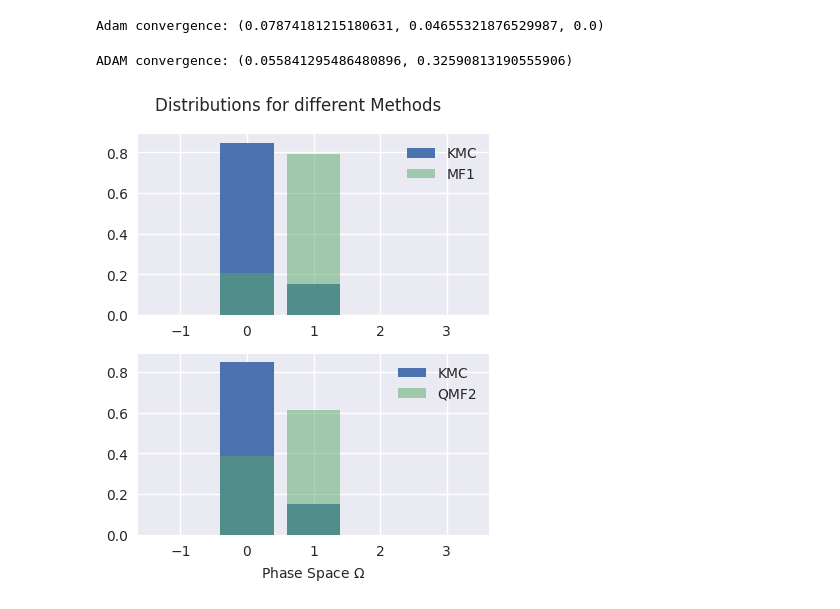
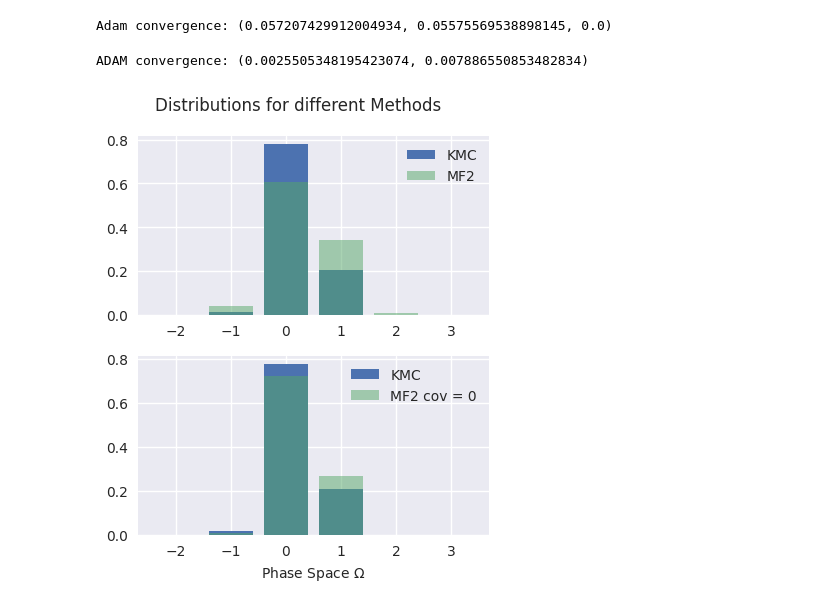
Before and after one commit to evanwonisch/NanoNetsMF, a Jupyter notebook: run/cont_comparison/dist_comparison.ipynb, the cells around one changed output. Cells and saved outputs as stored; diff of their text form; code cells hidden in the pictures.

```diff
--- a/run/cont_comparison/dist_comparison.ipynb
+++ b/run/cont_comparison/dist_comparison.ipynb
@@ -64,6 +66,9 @@ p2dist = p2_4dist()
 # %%
-i = 130 # voltage config
-island =  2 # island
+# i = 15 # voltage config
+# island =  9 # island
+
+i = 189 # voltage config
+island =  9 # island
 voltage_config = np.loadtxt("../../data/cont_comparison/voltage_configs.csv")[i]
 kmc_states = np.loadtxt("../../data/cont_comparison/kmc/"+str(i)+"_.csv")
 kmc_phase_space, probs_kmc = calc_rel_freq(kmc_states[:, island])
@@ -91,16 +103,19 @@ Adam convergence: (0.11760008297060455, 0.11180347990404789, 0.1282490159229336)
+# %%
+probs_mf2 = mf2.g1.calc_prob(mf2.means[island], mf2.vars[island])
 # %%
 # second order cov = 0
 
 mf2_no_cov.ADAM_solve(verbose = True, N = 80)
 probs_mf2_no_cov = mf2.g1.calc_prob(mf2_no_cov.means[island], mf2_no_cov.vars[island])
 # %% [output]
-Adam convergence: (0.07874181215180631, 0.04655321876529987, 0.0)
+Adam convergence: (0.057207429912004934, 0.05575569538898145, 0.0)
+# %%
+probs_mf2_no_cov = mf2.g1.calc_prob(mf2_no_cov.means[island], mf2_no_cov.vars[island])
 # %%
 # p^2-fdist
 
 #qmf2.numeric_integration_solve(verbose = True, dt = 0.1, reset = False)
-#qmf2.vars = np.ones(16) * 2
-qmf2.ADAM_solve(N = 300, verbose = True, reset = False, learning_rate = 0.01)
+qmf2.ADAM_solve(N = 300, verbose = True, reset = False, learning_rate = 0.1)
 probs_qmf2 = p2dist.calc_prob(qmf2.means[island], qmf2.vars[island])
 # %% [output]
-ADAM convergence: (0.055841295486480896, 0.32590813190555906)
+ADAM convergence: (0.0025505348195423074, 0.007886550853482834)
@@ -107,35 +124,35 @@ ADAM convergence: (0.055841295486480896, 0.32590813190555906)
 # %%
 f, axs = plt.subplots(2, 1, figsize = set_size(subplots=(2,1), fraction=0.7))
 
-window = np.arange(20 - 1, 20 + 4)
-window2 = np.arange(15 - 1, 15 + 4)
+window = np.arange(20 - 2, 20 + 4)
+window2 = np.arange(15 - 2, 15 + 4)
 
-axs[0].bar(kmc_phase_space, probs_kmc, label = "KMC")
-axs[0].bar(ld.phase_space[window], probs_mf[window], label = "MF1", alpha = 0.5)
+# axs[0].bar(kmc_phase_space, probs_kmc, label = "KMC")
+# axs[0].bar(ld.phase_space[window], probs_mf[window], label = "MF1", alpha = 0.5)
 
-axs[1].bar(kmc_phase_space, probs_kmc, label = "KMC")
-axs[1].bar(p2dist.phase_space[window], probs_qmf2[window], alpha = 0.5, label = "QMF2")
+# axs[1].bar(kmc_phase_space, probs_kmc, label = "KMC")
+# axs[1].bar(p2dist.phase_space[window], probs_qmf2[window], alpha = 0.5, label = "QMF2")
 
 
 ###
 
-# axs[0].bar(kmc_phase_space, probs_kmc, label = "KMC")
-# axs[0].bar(mf2.g1.phase_space[window2], probs_mf2[window2], label = "MF2", alpha = 0.5)
+axs[0].bar(kmc_phase_space, probs_kmc, label = "KMC")
+axs[0].bar(mf2.g1.phase_space[window2], probs_mf2[window2], label = "MF2", alpha = 0.5)
 
-# axs[1].bar(kmc_phase_space, probs_kmc, label = "KMC")
-# axs[1].bar(mf2_no_cov.g1.phase_space[window2], probs_mf2_no_cov[window2], label = "MF2 cov = 0", alpha = 0.5)
+axs[1].bar(kmc_phase_space, probs_kmc, label = "KMC")
+axs[1].bar(mf2_no_cov.g1.phase_space[window2], probs_mf2_no_cov[window2], label = "MF2 cov = 0", alpha = 0.5)
 
 
 axs[0].legend()
 axs[1].legend()
 
 axs[1].set_xlabel("Phase Space $\\Omega$")
 f.suptitle("Distributions for different Methods")
 
 f.tight_layout()
-#plt.savefig("../../output/dist_comparison/dist_comparison1_2.pdf")
+#plt.savefig("../../output/dist_comparison/dist_comparison1_0.pdf")
 # %% [output]
-[figure, old version]
+[figure, new version]
 # %%
 f = plt.figure(figsize = set_size())
 
```
Also changed, not shown: parts of 9 cells of this notebook, 8 other files.
